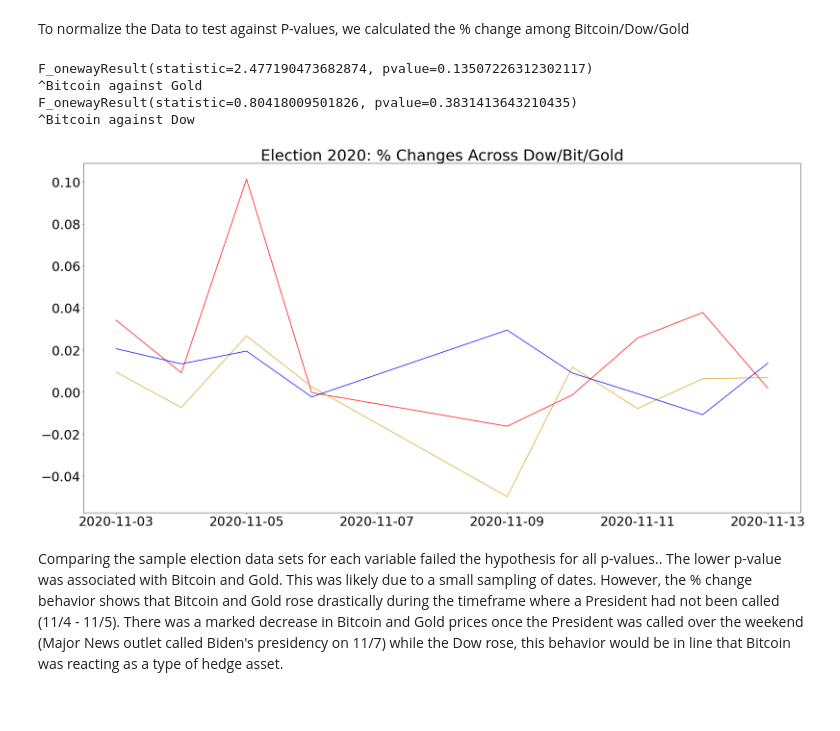
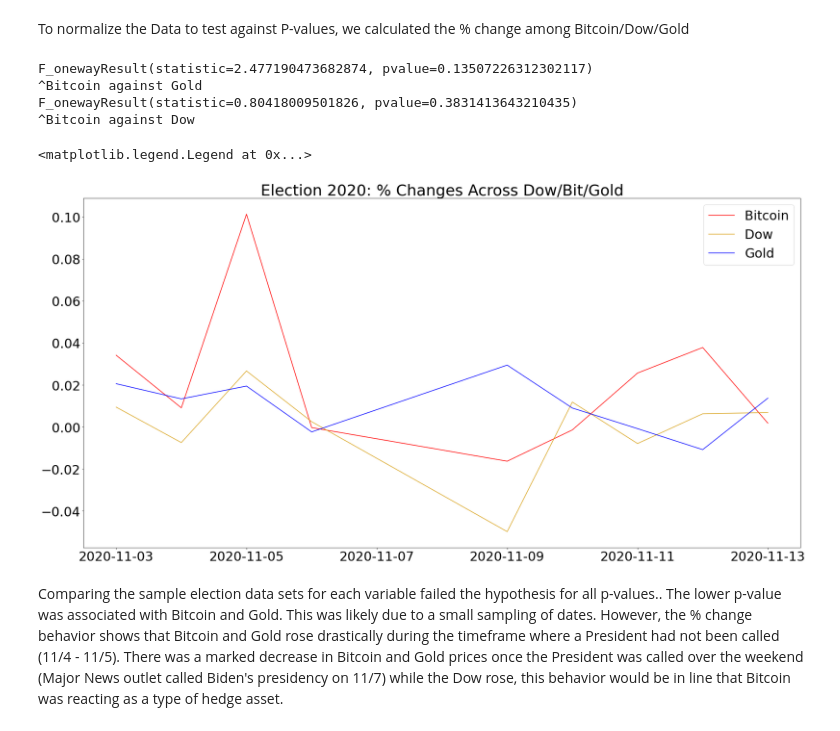
Before and after one commit to darrenr10/Project_1, a Jupyter notebook: project-nb-Ryan.ipynb, the cells around one changed output. Cells and saved outputs as stored; diff of their text form; code cells hidden in the pictures.

```diff
--- a/project-nb-Ryan.ipynb
+++ b/project-nb-Ryan.ipynb
@@ -308,26 +310,28 @@ To normalize the Data to test against P-values, we calculated the % change among
 # %%
 #Anova Test
 group_dow = election_df['% Chg Dow'].dropna()
 group_gold = election_df['% Chg Gold'].dropna()
 group_bitcoin = election_df['% Chg Bitcoin'].dropna()
 print(stats.f_oneway(group_bitcoin, group_gold))
 print('^Bitcoin against Gold')
 print(stats.f_oneway(group_bitcoin, group_dow))
 print('^Bitcoin against Dow')
 
 #Plotting % chg
 Bitcoin = plt.plot(all_y, election_df['% Chg Bitcoin'], color="red", label="Bitcoin")
 Gold = plt.plot(all_y, election_df['% Chg Gold'], color = "goldenrod", label = "Gold")
 Dow = plt.plot(all_y,  election_df['% Chg Dow'], color = "blue", label = "Dow")
 plt.title("Election 2020: % Changes Across Dow/Bit/Gold")
 plt.rcParams["figure.figsize"] = (30,15)
 plt.rcParams.update({'font.size': 30})
+plt.legend(labels)
 # %% [output]
 F_onewayResult(statistic=2.477190473682874, pvalue=0.13507226312302117)
 ^Bitcoin against Gold
 F_onewayResult(statistic=0.80418009501826, pvalue=0.3831413643210435)
 ^Bitcoin against Dow
+<matplotlib.legend.Legend at 0x...>
-[figure, old version]
+[figure, new version]
 # %% [markdown]
 Comparing the sample election data sets for each variable failed the hypothesis for all p-values..  The lower p-value was associated with Bitcoin and Gold. This was likely due to a small sampling of dates. However, the % change behavior shows that Bitcoin and Gold rose drastically during the timeframe where a President had not been called (11/4 - 11/5).  There was a marked decrease in Bitcoin and Gold prices once the President was called over the weekend (Major News outlet called Biden's presidency on 11/7) while the Dow rose, this behavior would be in line that Bitcoin was reacting as a type of hedge asset.
 # %%
```
Also changed, not shown: parts of 5 cells of this notebook.
